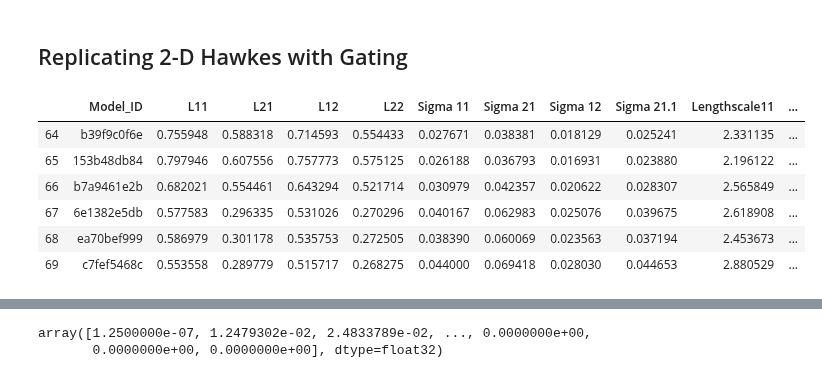
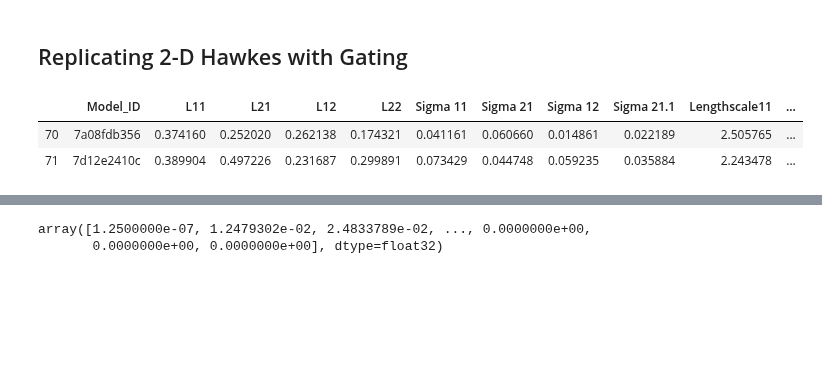
Before and after one commit to yamacisik/gated_kernel_tpp, a Jupyter notebook: kernel_fuctions_experiments.ipynb, the cells around one changed output, grey strips where cells are left out. Drawn from its saved outputs; the diff is of its cells as text; code cells hidden in the pictures; blank space fills up the shorter version.

```diff
--- a/kernel_fuctions_experiments.ipynb
+++ b/kernel_fuctions_experiments.ipynb
@@ -693,14 +685,10 @@ plt.plot(t,values)
 # %%
 params = pd.read_csv('learned_params_2.csv')
-params.tail(6)
+params.tail(2)
 # %% [output]
 |  | Model_ID | L11 | L21 | L12 | L22 | Sigma 11 | Sigma 21 | Sigma 12 | Sigma 21.1 | Lengthscale11 | ... |
-| 64 | b39f9c0f6e | 0.755948 | 0.588318 | 0.714593 | 0.554433 | 0.027671 | 0.038381 | 0.018129 | 0.025241 | 2.331135 | ... |
-| 65 | 153b48db84 | 0.797946 | 0.607556 | 0.757773 | 0.575125 | 0.026188 | 0.036793 | 0.016931 | 0.023880 | 2.196122 | ... |
-| 66 | b7a9461e2b | 0.682021 | 0.554461 | 0.643294 | 0.521714 | 0.030979 | 0.042357 | 0.020622 | 0.028307 | 2.565849 | ... |
-| 67 | 6e1382e5db | 0.577583 | 0.296335 | 0.531026 | 0.270296 | 0.040167 | 0.062983 | 0.025076 | 0.039675 | 2.618908 | ... |
-| 68 | ea70bef999 | 0.586979 | 0.301178 | 0.535753 | 0.272505 | 0.038390 | 0.060069 | 0.023563 | 0.037194 | 2.453673 | ... |
-| 69 | c7fef5468c | 0.553558 | 0.289779 | 0.515717 | 0.268275 | 0.044000 | 0.069418 | 0.028030 | 0.044653 | 2.880529 | ... |
+| 70 | 7a08fdb356 | 0.374160 | 0.252020 | 0.262138 | 0.174321 | 0.041161 | 0.060660 | 0.014861 | 0.022189 | 2.505765 | ... |
+| 71 | 7d12e2410c | 0.389904 | 0.497226 | 0.231687 | 0.299891 | 0.073429 | 0.044748 | 0.059235 | 0.035884 | 2.243478 | ... |
 # %%
 
 
```
Also changed, not shown: parts of 5 cells of this notebook, 2 other files.
